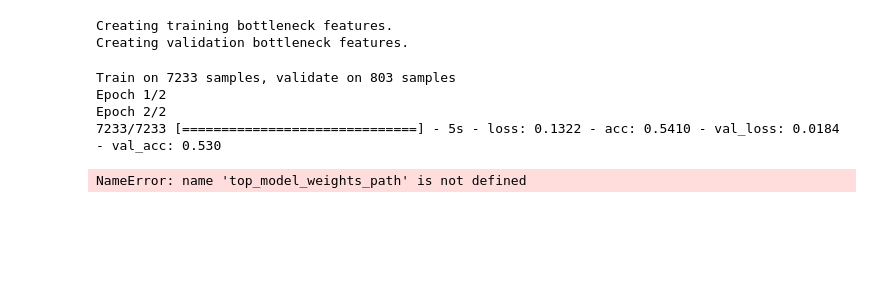
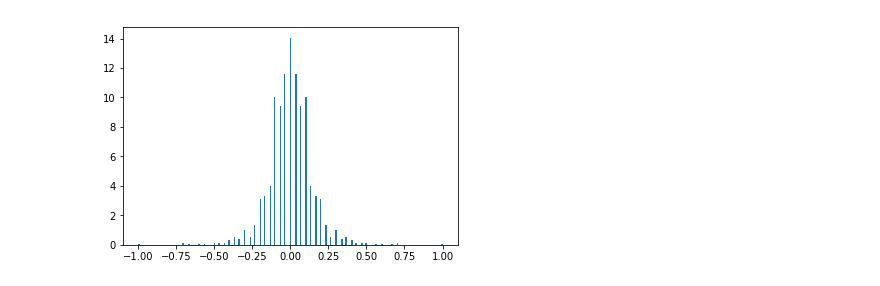
Before and after one commit to abroekhof/learn-to-drive, a Jupyter notebook: train.ipynb, the cells around one changed output. Saved outputs shown, nothing was run; the diff lists cells and outputs as text; code cells hidden in the pictures; blank space fills up the shorter version.

```diff
--- a/train.ipynb
+++ b/train.ipynb
@@ -18,5 +20,0 @@ from PIL import Image
-# %%
-with open('data/driving_log.csv') as csvfile:
-        reader = csv.DictReader(csvfile)
-        rows = list(reader)
-angles = []
@@ -139,5 +20,0 @@ def data_generator(rows):
-# %%
-save_bottlebeck_features()
-# %% [output]
-Creating training bottleneck features.
-Creating validation bottleneck features.
@@ -172,8 +21,33 @@ def train_top_model():
-# %%
-train_top_model()
-# %% [output]
-Train on 7233 samples, validate on 803 samples
-Epoch 1/2
-Epoch 2/2
-7233/7233 [==============================] - 5s - loss: 0.1322 - acc: 0.5410 - val_loss: 0.0184 - val_acc: 0.530
-NameError: name 'top_model_weights_path' is not defined
+# %%
+with open('data/driving_log.csv') as csvfile:
+        reader = csv.reader(csvfile)
+        rows = list(reader)
+
+random.seed(0)
+# randomize rows so that validation and training don't have continuous
+# parts of the track
+random.shuffle(rows)
+data = []
+# separate out zero steering angle examples, so they can be trimmed
+data_zero = []
+for row in rows:
+    img_pos = row[0].find('IMG')
+    filepath = os.path.join('data', row[0][img_pos:])
+    steering = float(row[-4])
+    # augment the data with a flipped image, reversing the steering as well
+    dp = {'img': filepath, 'steering': steering, 'flip': False}
+    dp_flip = {'img': filepath, 'steering': -steering, 'flip': True}
+    if steering == 0:
+        data_zero.extend([dp, dp_flip])
+    else:
+        data.extend([dp, dp_flip])
+
+num_zero_angles = int(len(data_zero)*.25)
+rows = data_zero[:num_zero_angles]+data
+random.shuffle(rows)
+
+angles = [row['steering'] for row in rows]
+
+x = plt.hist(angles, bins='auto', normed=True)
+# %% [output]
+[figure, added]
```
Also changed, not shown: parts of 5 cells of this notebook, 8 other files.
